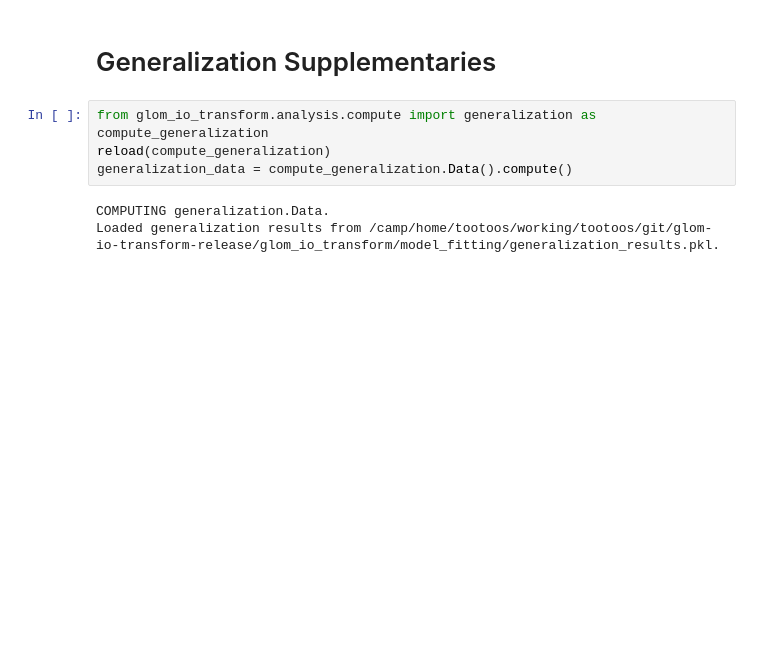
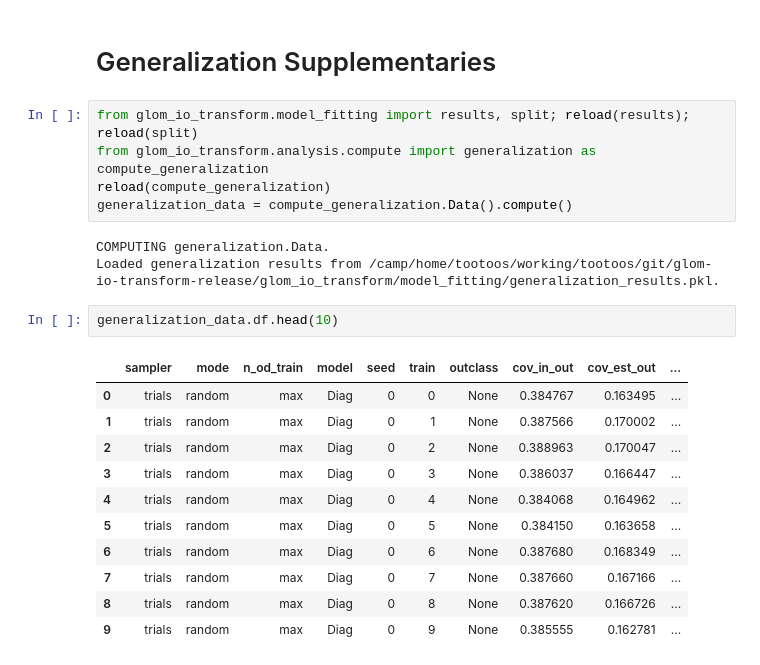
Before and after one commit to stootoon/glom-io-transform-release, a Jupyter notebook: glom_io_transform/analysis/fig_driver.ipynb, the cells around one changed output. Drawn from its saved outputs; the diff is of its cells as text; blank space fills up the shorter version.

```diff
--- a/glom_io_transform/analysis/fig_driver.ipynb
+++ b/glom_io_transform/analysis/fig_driver.ipynb
@@ -83,11 +83,26 @@ PLOTTING PANELS Schem
 # %% [markdown]
 # Generalization Supplementaries
 # %%
+from glom_io_transform.model_fitting import results, split; reload(results); reload(split)
 from glom_io_transform.analysis.compute import generalization as compute_generalization
 reload(compute_generalization)
 generalization_data = compute_generalization.Data().compute()
 # %% [output]
 COMPUTING generalization.Data.
 Loaded generalization results from /camp/home/tootoos/working/tootoos/git/glom-io-transform-release/glom_io_transform/model_fitting/generalization_results.pkl.
+# %%
+generalization_data.df.head(10)
+# %% [output]
+|  | sampler | mode | n_od_train | model | seed | train | outclass | cov_in_out | cov_est_out | ... |
+| 0 | trials | random | max | Diag | 0 | 0 | None | 0.384767 | 0.163495 | ... |
+| 1 | trials | random | max | Diag | 0 | 1 | None | 0.387566 | 0.170002 | ... |
+| 2 | trials | random | max | Diag | 0 | 2 | None | 0.388963 | 0.170047 | ... |
+| 3 | trials | random | max | Diag | 0 | 3 | None | 0.386037 | 0.166447 | ... |
+| 4 | trials | random | max | Diag | 0 | 4 | None | 0.384068 | 0.164962 | ... |
+| 5 | trials | random | max | Diag | 0 | 5 | None | 0.384150 | 0.163658 | ... |
+| 6 | trials | random | max | Diag | 0 | 6 | None | 0.387680 | 0.168349 | ... |
+| 7 | trials | random | max | Diag | 0 | 7 | None | 0.387660 | 0.167166 | ... |
+| 8 | trials | random | max | Diag | 0 | 8 | None | 0.387620 | 0.166726 | ... |
+| 9 | trials | random | max | Diag | 0 | 9 | None | 0.385555 | 0.162781 | ... |
 # %%
 from glom_io_transform.analysis.figures import generalization as fig_generalization; reload(fig_generalization)
```
Also changed, not shown: parts of 3 cells of this notebook, 2 other files.
